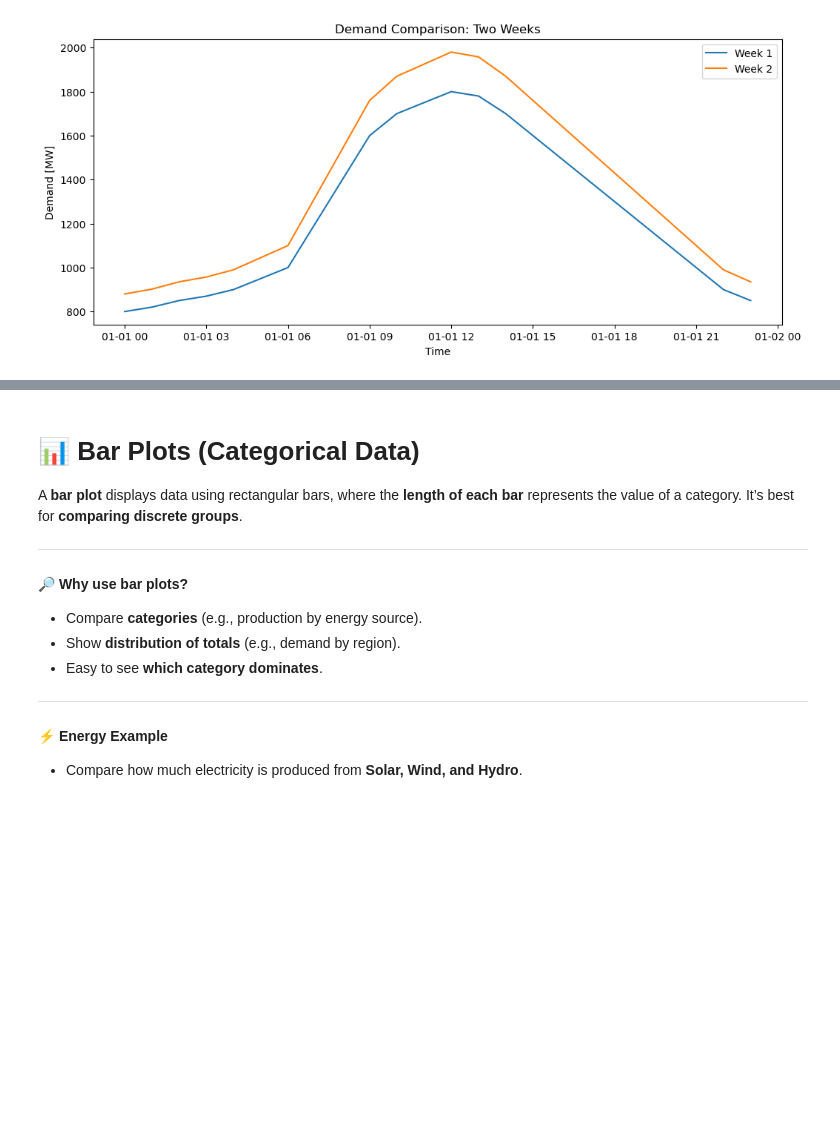
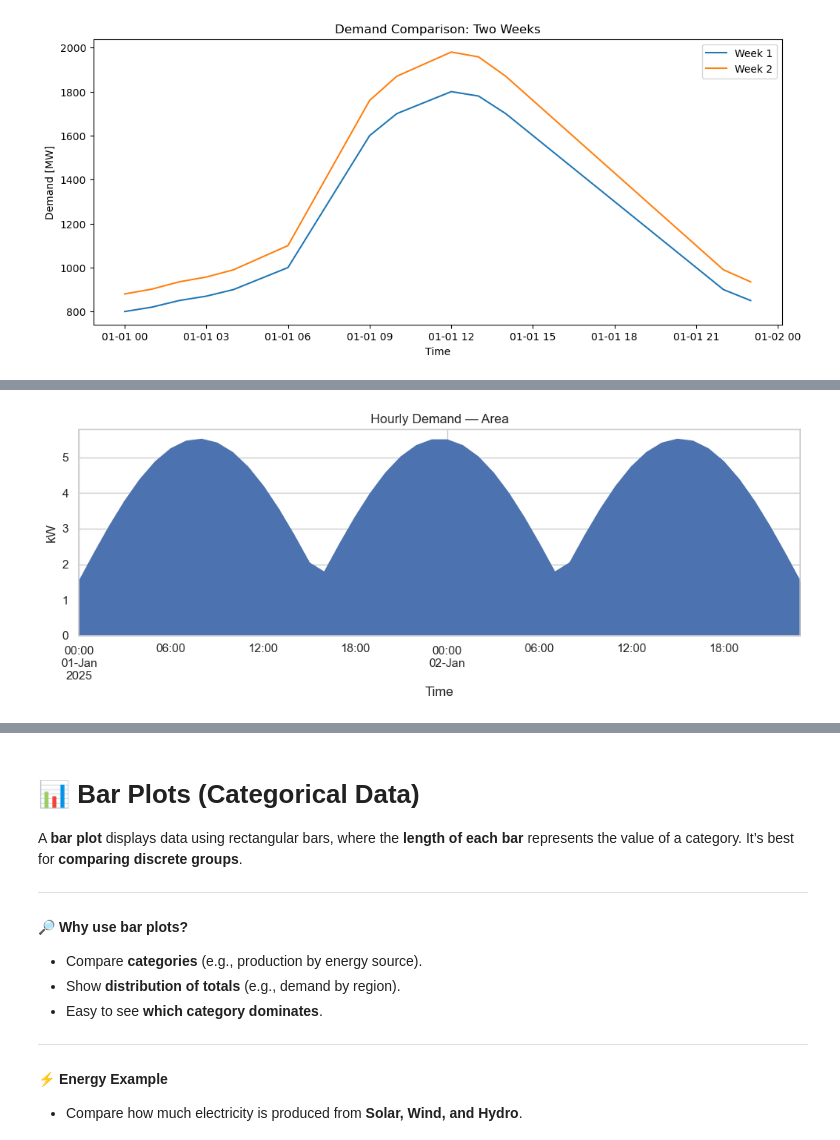
Before and after one commit to drmatson/energy_informatics, a Jupyter notebook: 05_visualization.ipynb, the cells around one changed output, grey strips where cells are left out. Drawn from its saved outputs; the diff is of its cells as text; code cells hidden in the pictures; blank space fills up the shorter version.

Commit message:
visualizations update

```diff
--- a/05_visualization.ipynb
+++ b/05_visualization.ipynb
@@ -102,0 +123,14 @@ plt.show()
+# %%
+
+# Example hourly demand (kW)
+idx = pd.date_range('2025-01-01', periods=48, freq='h')
+demand = pd.Series(np.abs(np.sin(np.linspace(0, 3*np.pi, len(idx))))*4 + 1.5, index=idx)
+
+ax = demand.plot(kind='area', figsize=(10, 4))
+ax.set_title('Hourly Demand — Area')
+ax.set_xlabel('Time')
+ax.set_ylabel('kW')
+plt.tight_layout()
+plt.show()
+# %% [output]
+[figure, added]
```
Also changed, not shown: parts of 66 cells of this notebook, 1 other file.
